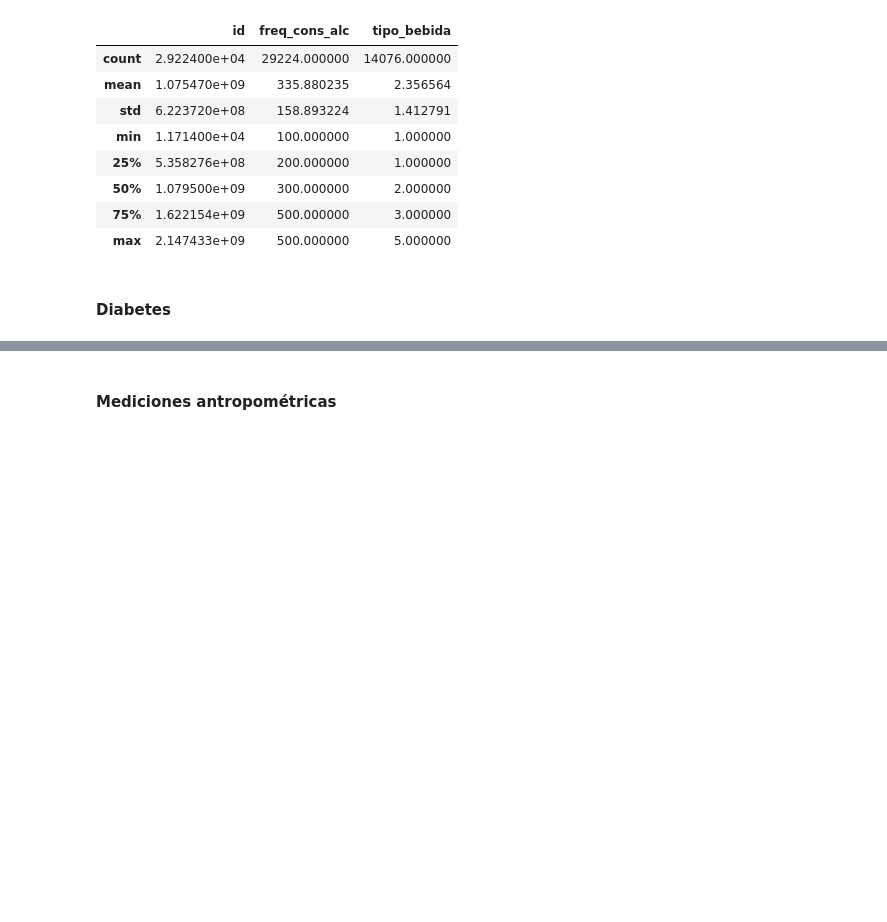
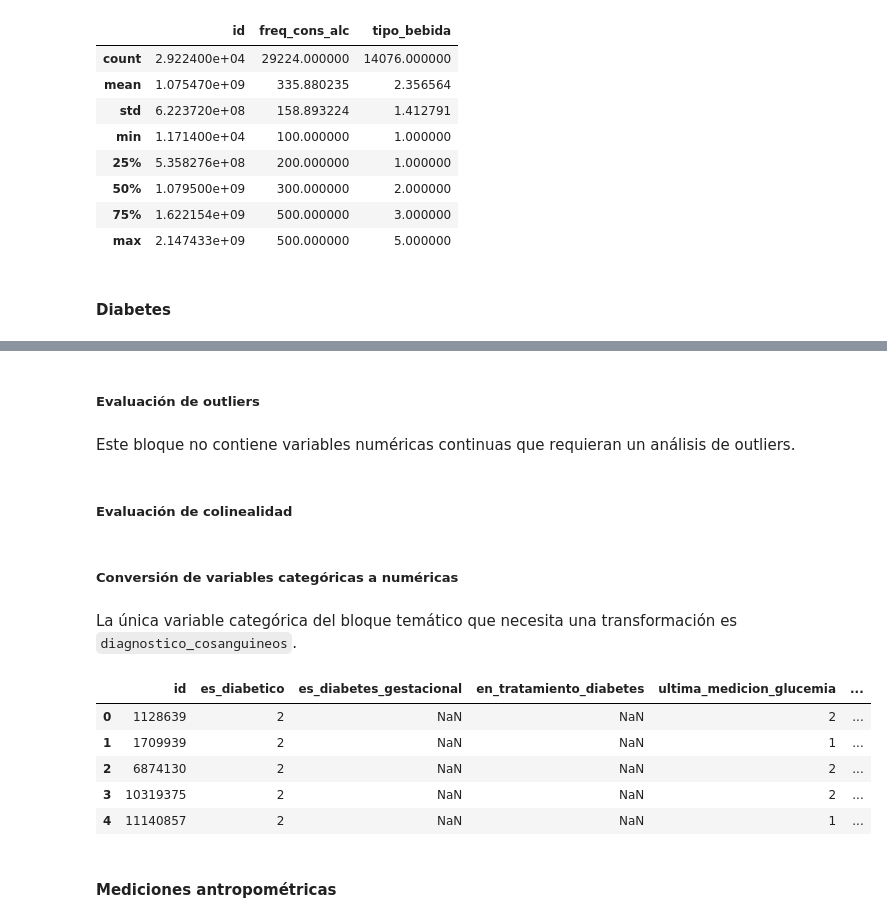
Before and after one commit to Data-Science-YPF/factores_riesgo, a Jupyter notebook: analisisBD.ipynb, the cells around one changed output, grey strips where cells are left out. Saved outputs shown, nothing was run; the diff lists cells and outputs as text; code cells hidden in the pictures; blank space fills up the shorter version.

```diff
--- a/analisisBD.ipynb
+++ b/analisisBD.ipynb
@@ -808,3 +1019,26 @@ consumo_alcohol.describe()
+# %% [markdown]
+##### Evaluación de outliers
+# %% [markdown]
+Este bloque no contiene variables numéricas continuas que requieran un análisis de outliers.
+# %% [markdown]
+##### Evaluación de colinealidad
+# %% [markdown]
+##### Conversión de variables categóricas a numéricas
+# %% [markdown]
+La única variable categórica del bloque temático que necesita una transformación es `diagnostico_cosanguineos`.
+# %%
+# Convertir variables categóricas en variables dummy
+diabetes = pd.get_dummies(diabetes, columns=['diagnostico_cosanguineos'])
+
+# Visualización del dataset final
+diabetes.head(5)
+# %% [output]
+|  | id | es_diabetico | es_diabetes_gestacional | en_tratamiento_diabetes | ultima_medicion_glucemia | ... |
+| 0 | 1128639 | 2 | NaN | NaN | 2 | ... |
+| 1 | 1709939 | 2 | NaN | NaN | 1 | ... |
+| 2 | 6874130 | 2 | NaN | NaN | 2 | ... |
+| 3 | 10319375 | 2 | NaN | NaN | 2 | ... |
+| 4 | 11140857 | 2 | NaN | NaN | 1 | ... |
 # %% [markdown]
 #### Mediciones antropométricas
 # %% [markdown]
```
Also changed, not shown: parts of 50 cells of this notebook, 2 other files.
